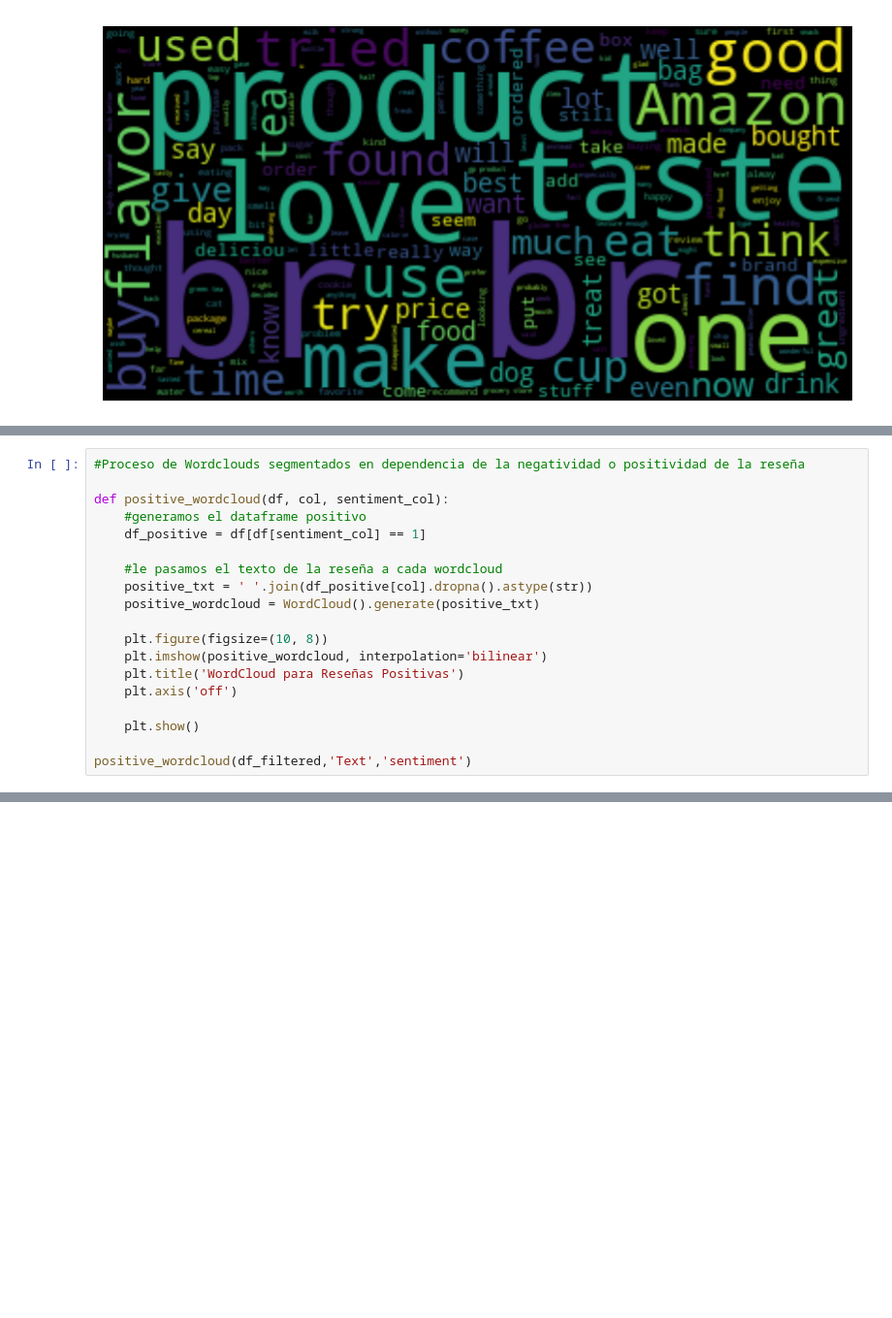
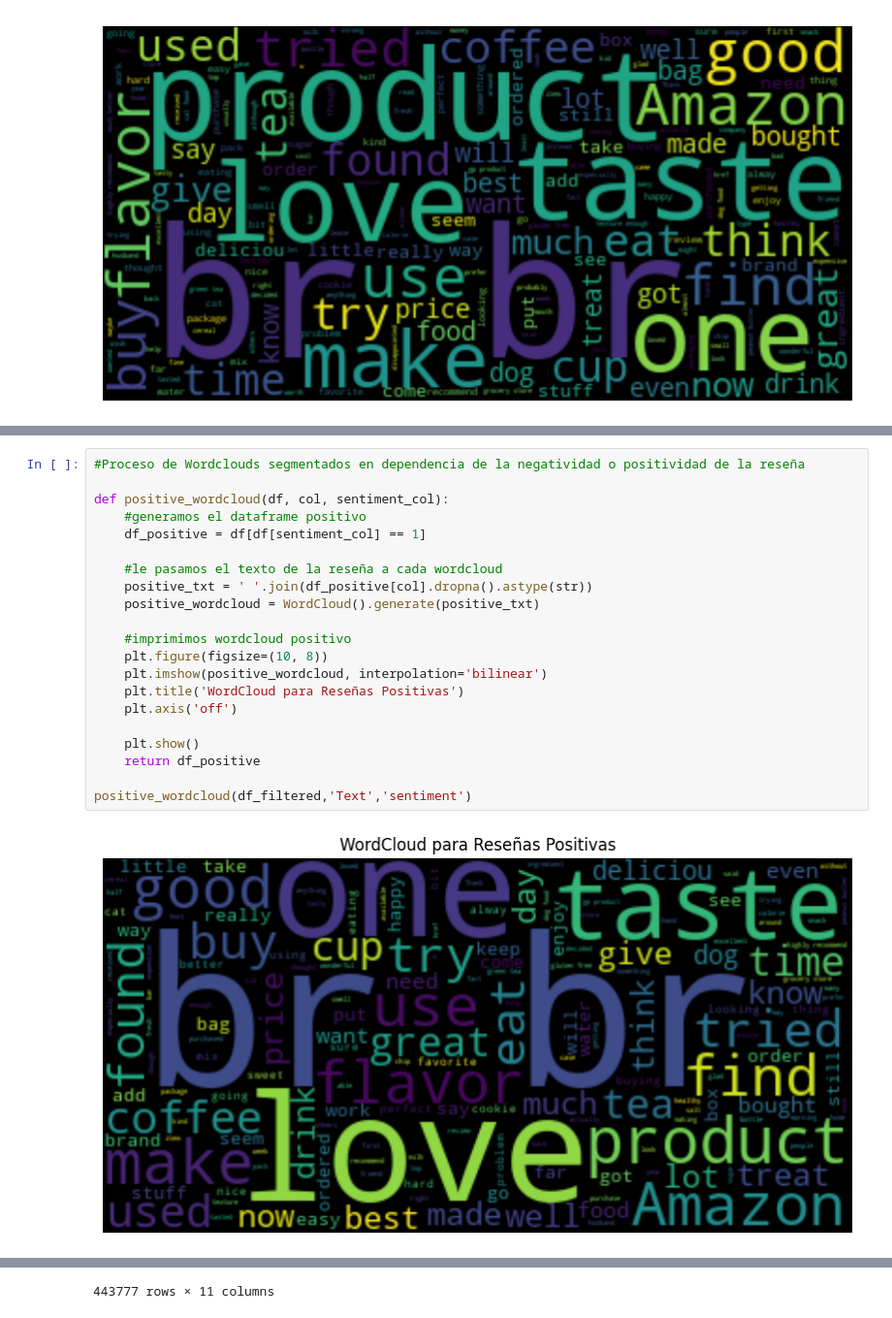
Before and after one commit to spamella04/InteligenciadeNegocios2024, a Jupyter notebook: Clase práctica 1 - 2do corte/Clase práctica - text analysis and data mining.ipynb, the cells around one changed output, grey strips where cells are left out. Shown at 97% size. Cells and saved outputs as stored; diff of their text form; blank space fills up the shorter version.

```diff
--- a/Clase práctica 1 - 2do corte/Clase práctica - text analysis and data mining.ipynb
+++ b/Clase práctica 1 - 2do corte/Clase práctica - text analysis and data mining.ipynb
@@ -88,19 +89,23 @@ See the caveats in the documentation: https://pandas.pydata.org/pandas-docs/stab
 # %%
 #Proceso de Wordclouds segmentados en dependencia de la negatividad o positividad de la reseña
 
 def positive_wordcloud(df, col, sentiment_col):
     #generamos el dataframe positivo
     df_positive = df[df[sentiment_col] == 1]
 
     #le pasamos el texto de la reseña a cada wordcloud
     positive_txt = ' '.join(df_positive[col].dropna().astype(str))
     positive_wordcloud = WordCloud().generate(positive_txt)
 
+    #imprimimos wordcloud positivo
     plt.figure(figsize=(10, 8))
     plt.imshow(positive_wordcloud, interpolation='bilinear')
     plt.title('WordCloud para Reseñas Positivas')
     plt.axis('off')
 
     plt.show()
+    return df_positive
 
 positive_wordcloud(df_filtered,'Text','sentiment')
+# %% [output]
+[figure, added]
@@ -107 +124,2 @@ positive_wordcloud(df_filtered,'Text','sentiment')
+443777 rows × 11 columns
 # %%
```
Also changed, not shown: parts of 16 cells of this notebook.
